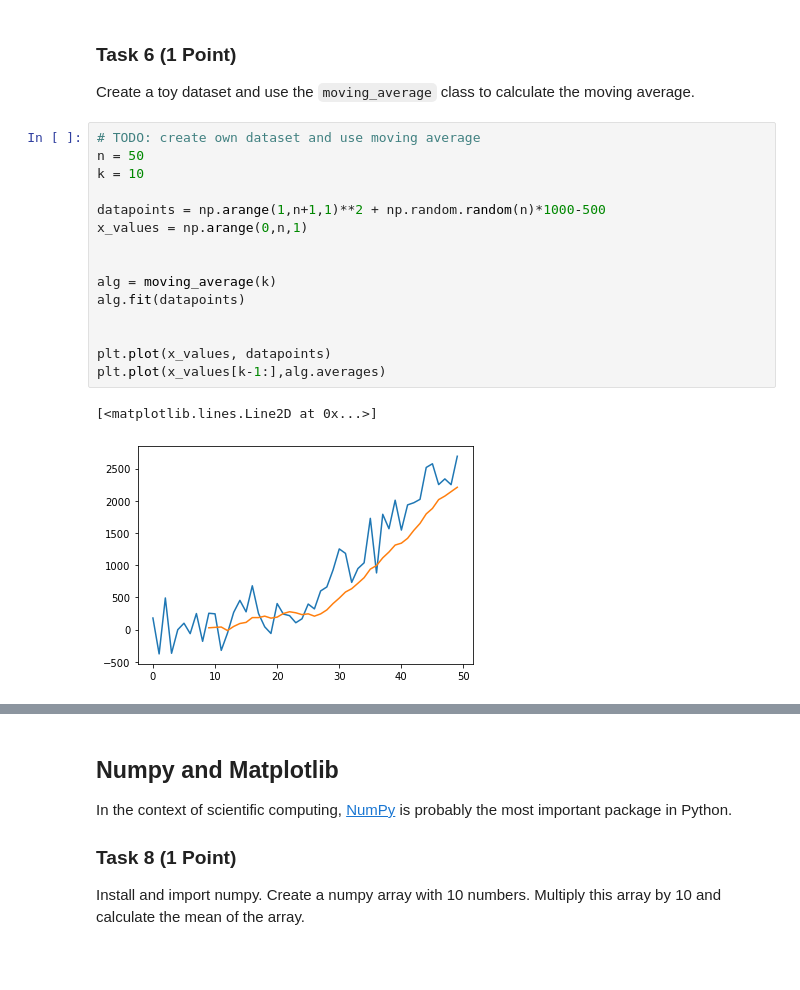
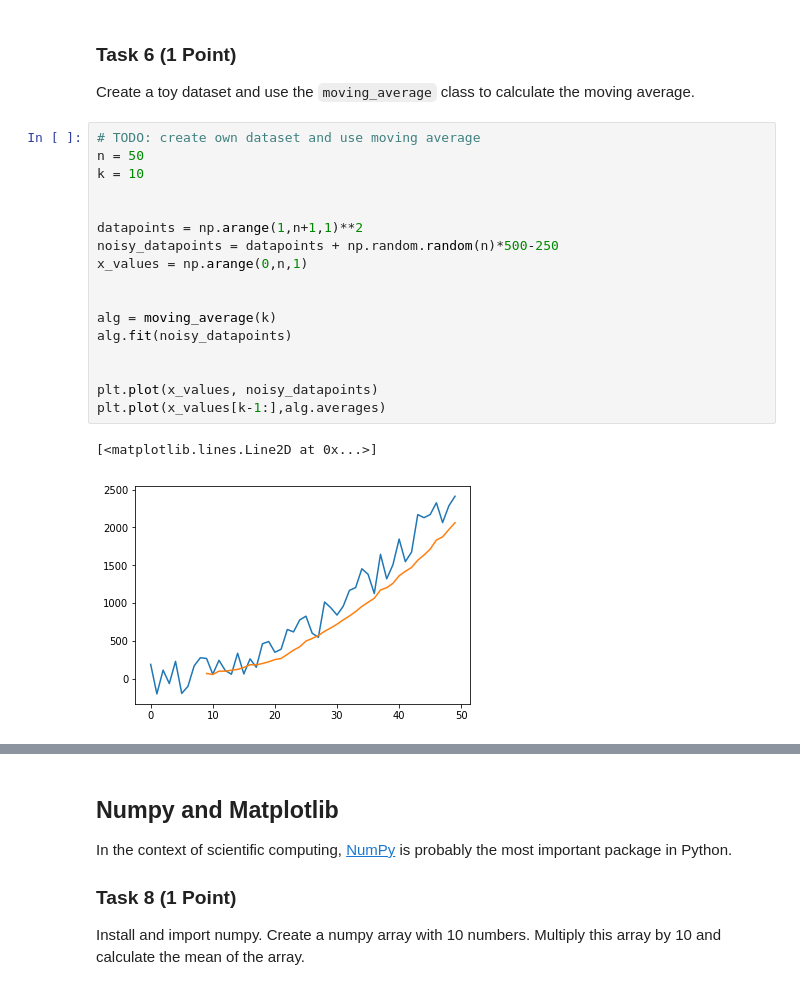
Before and after one commit to matthiasware/AGDML, a Jupyter notebook: exercise_0/solution.ipynb, the cells around one changed output, grey strips where cells are left out. Saved outputs shown, nothing was run; the diff lists cells and outputs as text; blank space fills up the shorter version.

```diff
--- a/exercise_0/solution.ipynb
+++ b/exercise_0/solution.ipynb
@@ -149,18 +188,20 @@ Create a toy dataset and use the `moving_average` class to calculate the moving
 # %%
 # TODO: create own dataset and use moving average
 n = 50
 k = 10
 
-datapoints = np.arange(1,n+1,1)**2 + np.random.random(n)*1000-500
+
+datapoints = np.arange(1,n+1,1)**2
+noisy_datapoints = datapoints + np.random.random(n)*500-250
 x_values = np.arange(0,n,1)
 
 
 alg = moving_average(k)
-alg.fit(datapoints)
+alg.fit(noisy_datapoints)
 
 
-plt.plot(x_values, datapoints)
+plt.plot(x_values, noisy_datapoints)
 plt.plot(x_values[k-1:],alg.averages)
 # %% [output]
 [<matplotlib.lines.Line2D at 0x...>]
-[figure, old version]
+[figure, new version]
```
Also changed, not shown: parts of 17 cells of this notebook.
